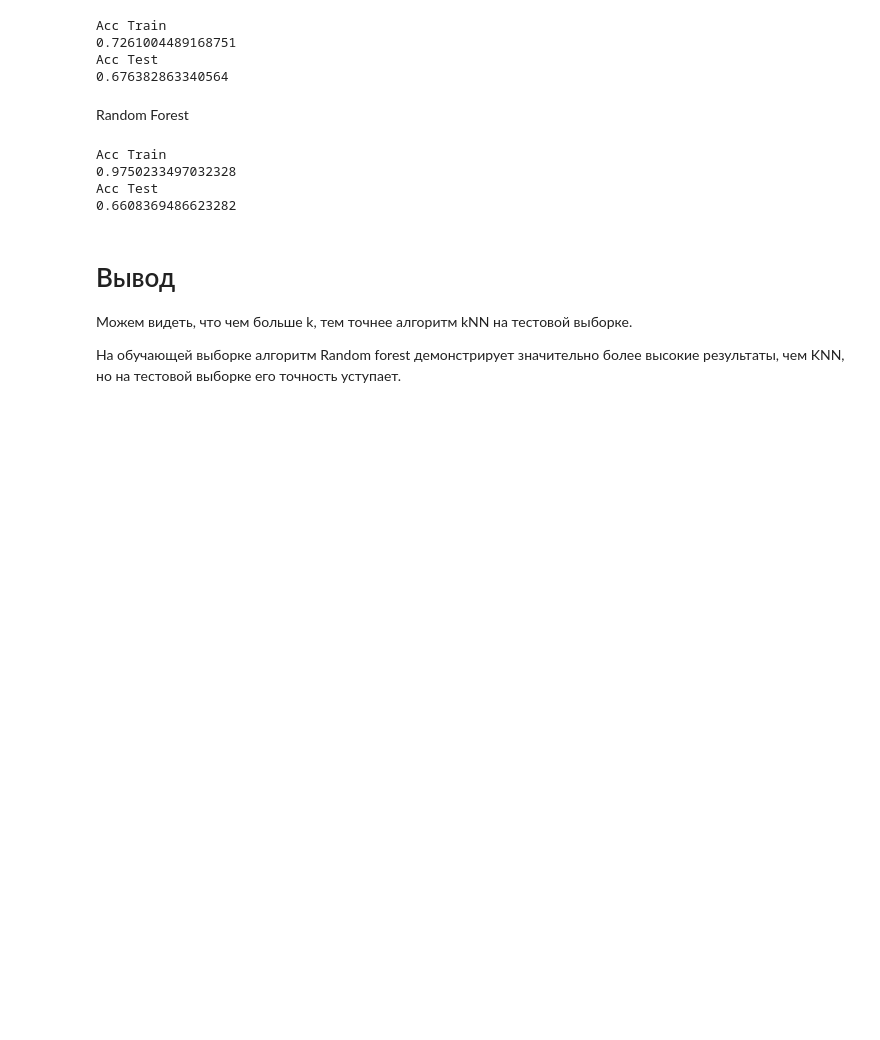
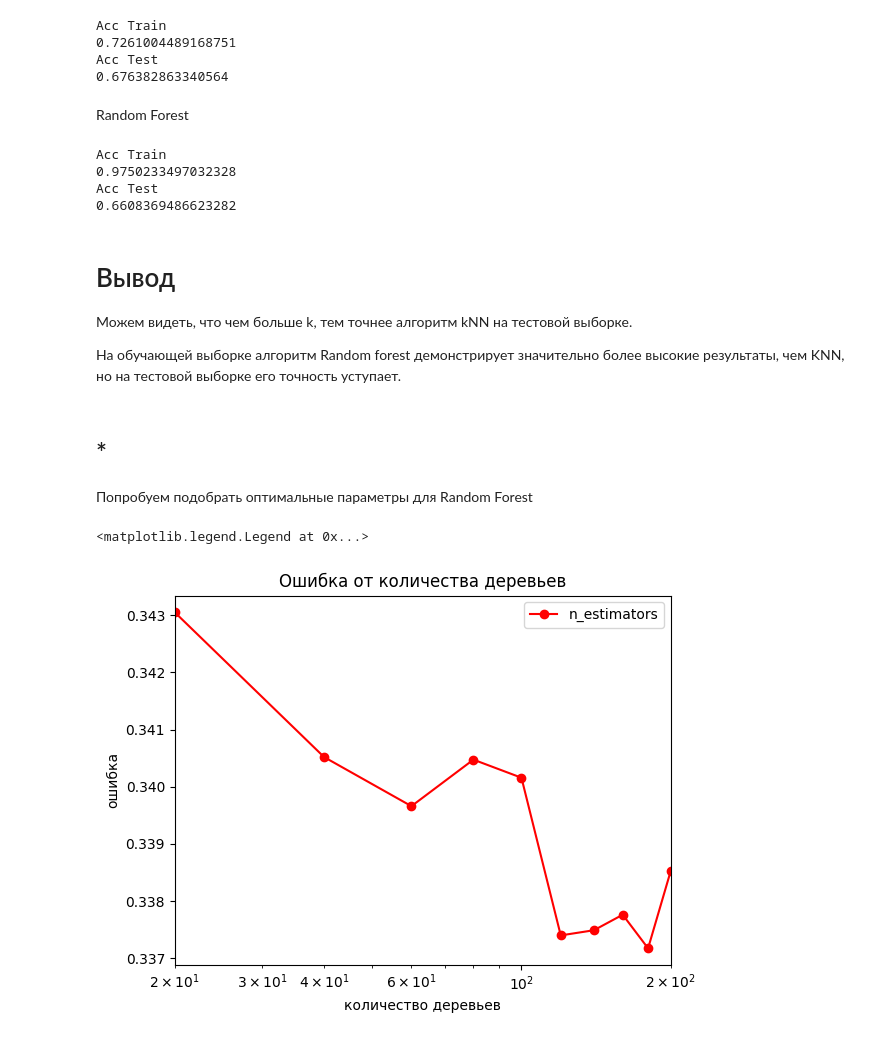
Before and after one commit to 1nanto/ml_lab, a Jupyter notebook: lab021124.ipynb, the cells around one changed output. Drawn from its saved outputs; the diff is of its cells as text; code cells hidden in the pictures; blank space fills up the shorter version.

Commit message:
add random forest param selection

```diff
--- a/lab021124.ipynb
+++ b/lab021124.ipynb
@@ -420,3 +420,25 @@ Acc Test
 Можем видеть, что чем больше k, тем точнее алгоритм kNN на тестовой выборке.
 
 На обучающей выборке алгоритм Random forest демонстрирует значительно более высокие результаты, чем KNN, но на тестовой выборке его точность уступает.
+# %% [markdown]
+# *
+Попробуем подобрать оптимальные параметры для Random Forest
+# %%
+err_test = []
+
+n_estimators = [20, 40, 60, 80, 100, 120, 140, 160, 180, 200]
+
+for n in n_estimators:
+    mlp_model = RandomForestClassifier(n_estimators=n)
+    mlp_model.fit(X_train, y_train)
+    err_test.append(np.mean(y_test != mlp_model.predict(X_test)))
+
+plt.semilogx(n_estimators, err_test, 'r-o', label = 'n_estimators')
+plt.xlim([np.min(n_estimators), np.max(n_estimators)])
+plt.title('Ошибка от количества деревьев')
+plt.xlabel('количество деревьев')
+plt.ylabel('ошибка')
+plt.legend()
+# %% [output]
+<matplotlib.legend.Legend at 0x...>
+[figure, added]
```
Also changed, not shown: parts of 2 cells of this notebook.
